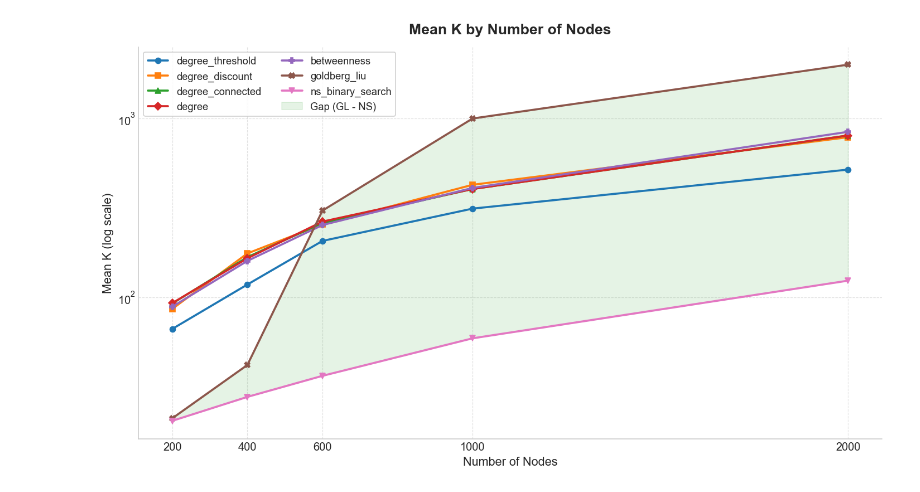
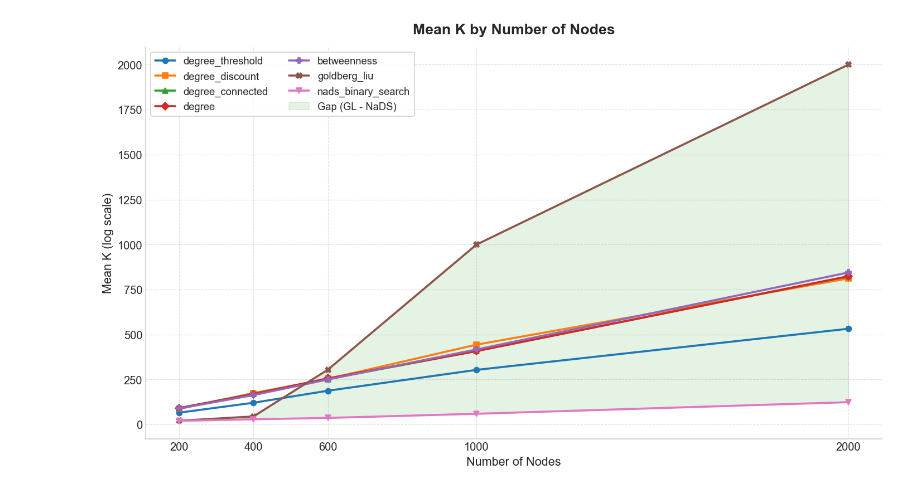
Before and after one commit to Berga53/Technology-Diffusion, a Jupyter notebook: notebooks/results.ipynb, the cells around one changed output. Saved outputs shown, nothing was run; the diff lists cells and outputs as text; code cells hidden in the pictures.

```diff
--- a/notebooks/results.ipynb
+++ b/notebooks/results.ipynb
@@ -70,7 +70,7 @@ algorithm_order = [
     "degree",
     "betweenness",
     "goldberg_liu",
-    "ns_binary_search",
+    "nads_binary_search",
 ]
 
 plot_df = (
@@ -97,40 +97,40 @@ for i, alg in enumerate(available_algorithms):
 
     ax.plot(
         pivot_k.index,
         series,
         marker=markers[i % len(markers)],
         linewidth=2.2,
         label=alg,
     )
 
-if "goldberg_liu" in pivot_k.columns and "ns_binary_search" in pivot_k.columns:
-    ns_series = pivot_k["ns_binary_search"]
+if "goldberg_liu" in pivot_k.columns and "nads_binary_search" in pivot_k.columns:
+    nads_series = pivot_k["nads_binary_search"]
     gl_series = pivot_k["goldberg_liu"].fillna(fallback_gl)
     ax.fill_between(
-        pivot_k.index, ns_series, gl_series,
-        where=(gl_series >= ns_series),
+        pivot_k.index, nads_series, gl_series,
+        where=(gl_series >= nads_series),
         interpolate=True,
         color="#2ca02c",
         alpha=0.12,
-        label="Gap (GL - NS)",
+        label="Gap (GL - NaDS)",
     )
 
 ax.set_title("Mean K by Number of Nodes", pad=14, weight="bold")
 ax.set_xlabel("Number of Nodes")
 ax.set_ylabel("Mean K (log scale)")
-ax.set_yscale("log")
+# ax.set_yscale("log")
 ax.set_xticks(pivot_k.index.to_list())
 ax.grid(True, linestyle="--", linewidth=0.7, alpha=0.6)
 ax.spines["top"].set_visible(False)
 ax.spines["right"].set_visible(False)
 ax.legend(frameon=True, framealpha=0.9, ncols=2, loc="best")
 
 fig.tight_layout()
 if save:
     fig.savefig(figures_dir / "mean_k_by_nodes.png", dpi=220, bbox_inches="tight")
 plt.show()
 # %% [output]
-[figure, old version]
+[figure, new version]
 # %%
 show_std_band = 1
 
```
Also changed, not shown: parts of 5 cells of this notebook, 31 other files.
